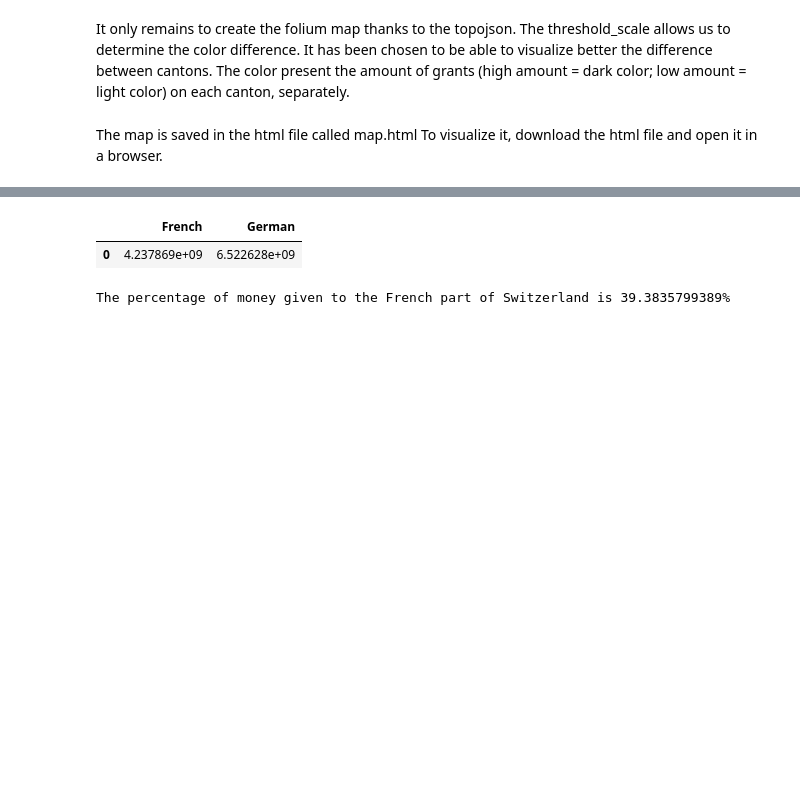
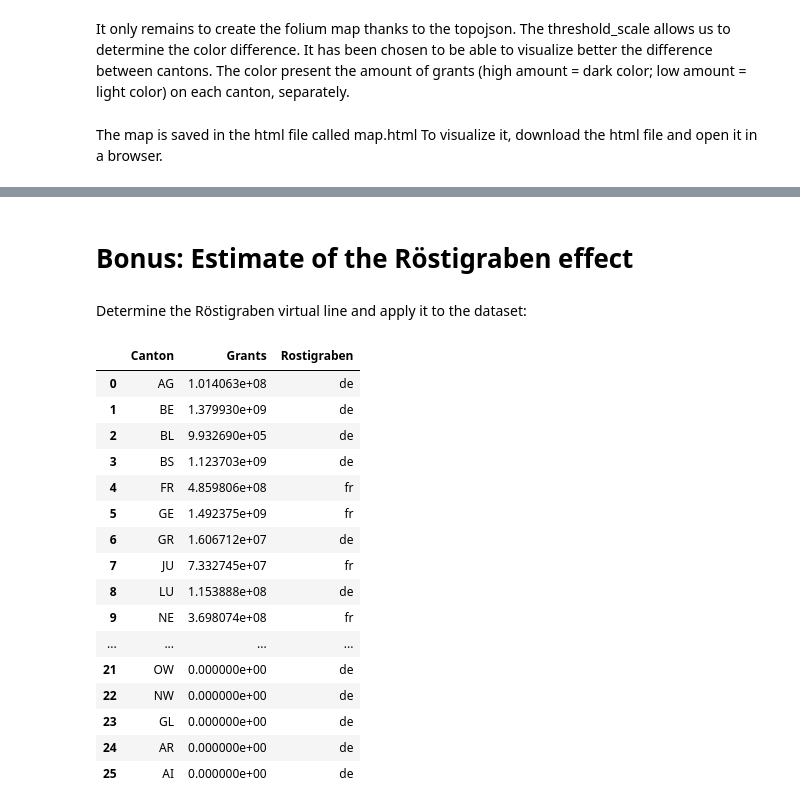
Before and after one commit to Bondzio/ADA_hw2016, a Jupyter notebook: 03 - Interactive Viz/Homework3_SNSF_P3_data.ipynb, the cells around one changed output, grey strips where cells are left out. Saved outputs shown, nothing was run; the diff lists cells and outputs as text; code cells hidden in the pictures; blank space fills up the shorter version.

Commit message:
Bonus done, all DONE!

```diff
--- a/03 - Interactive Viz/Homework3_SNSF_P3_data.ipynb
+++ b/03 - Interactive Viz/Homework3_SNSF_P3_data.ipynb
@@ -439,6 +448,10 @@ We prepare the dataframe containing each canton and the corresponding total gran
 df_group = pd.DataFrame({'Canton':[],'Amount':[]})
 # %% [markdown]
 Now, we list all the Swiss cantons and by looping on the dataframe df_group, we sum the grants amount received by each canton. Note that not all the cantons have received grants (6 have not received anything out of 26), so that this list of all the cantons has to be done to be sure not to miss any.
+# %%
+for i,group in a:
+    s = group['Amount'].sum()
+    df_group = df_group.append(pd.DataFrame({'Canton':[i],'Amount':[s]}))
 # %%
 canton_list=['ZH','BE','LU','UR','SZ','OW','NW','GL','ZG','FR','SO','BS','BL','SH','AR','AI','SG','GR','AG','TG','TI','VD','VS','NE','GE','JU']
 # %%
@@ -495,24 +495,0 @@ both_cantons=['FR','VS']
-# %%
-french_money=0
-german_money=0
-for block in df_group[['Amount','Canton']].itertuples(index=False):
-    canton=block[1]
-    money=block[0]
-    if canton in french_cantons:
-        french_money+=money
-    elif canton in both_cantons:
-        french_money+=money/2
-        german_money+=money/2
-    elif canton not in italian_cantons:
-        german_money+=money
-
-rostigraben_df=pd.DataFrame({'French':[french_money],'German':[german_money]})
-rostigraben_df
-# %% [output]
-|  | French | German |
-| 0 | 4.237869e+09 | 6.522628e+09 |
-# %%
-fraction=french_money/(french_money+german_money)
-print("The percentage of money given to the French part of Switzerland is "+str(fraction*100)+"%")
-# %% [output]
-The percentage of money given to the French part of Switzerland is 39.3835799389%
@@ -518,0 +498,4 @@ The percentage of money given to the French part of Switzerland is 39.3835799389
+# %% [markdown]
+# Bonus: Estimate of the Röstigraben effect
+# %% [markdown]
+Determine the Röstigraben virtual line and apply it to the dataset:
@@ -518,0 +510,23 @@ The percentage of money given to the French part of Switzerland is 39.3835799389
+# %%
+database = pd.DataFrame({'Canton' : df_group.Canton, 'Grants' : df_group.Amount, 'Rostigraben' : rostigraben})
+database = database.reset_index()
+database = database.drop('index',axis=1)
+database
+# %% [output]
+|  | Canton | Grants | Rostigraben |
+| 0 | AG | 1.014063e+08 | de |
+| 1 | BE | 1.379930e+09 | de |
+| 2 | BL | 9.932690e+05 | de |
+| 3 | BS | 1.123703e+09 | de |
+| 4 | FR | 4.859806e+08 | fr |
+| 5 | GE | 1.492375e+09 | fr |
+| 6 | GR | 1.606712e+07 | de |
+| 7 | JU | 7.332745e+07 | fr |
+| 8 | LU | 1.153888e+08 | de |
+| 9 | NE | 3.698074e+08 | fr |
+| ... | ... | ... | ... |
+| 21 | OW | 0.000000e+00 | de |
+| 22 | NW | 0.000000e+00 | de |
+| 23 | GL | 0.000000e+00 | de |
+| 24 | AR | 0.000000e+00 | de |
+| 25 | AI | 0.000000e+00 | de |
```
Also changed, not shown: parts of 28 cells of this notebook, 2 other files.
